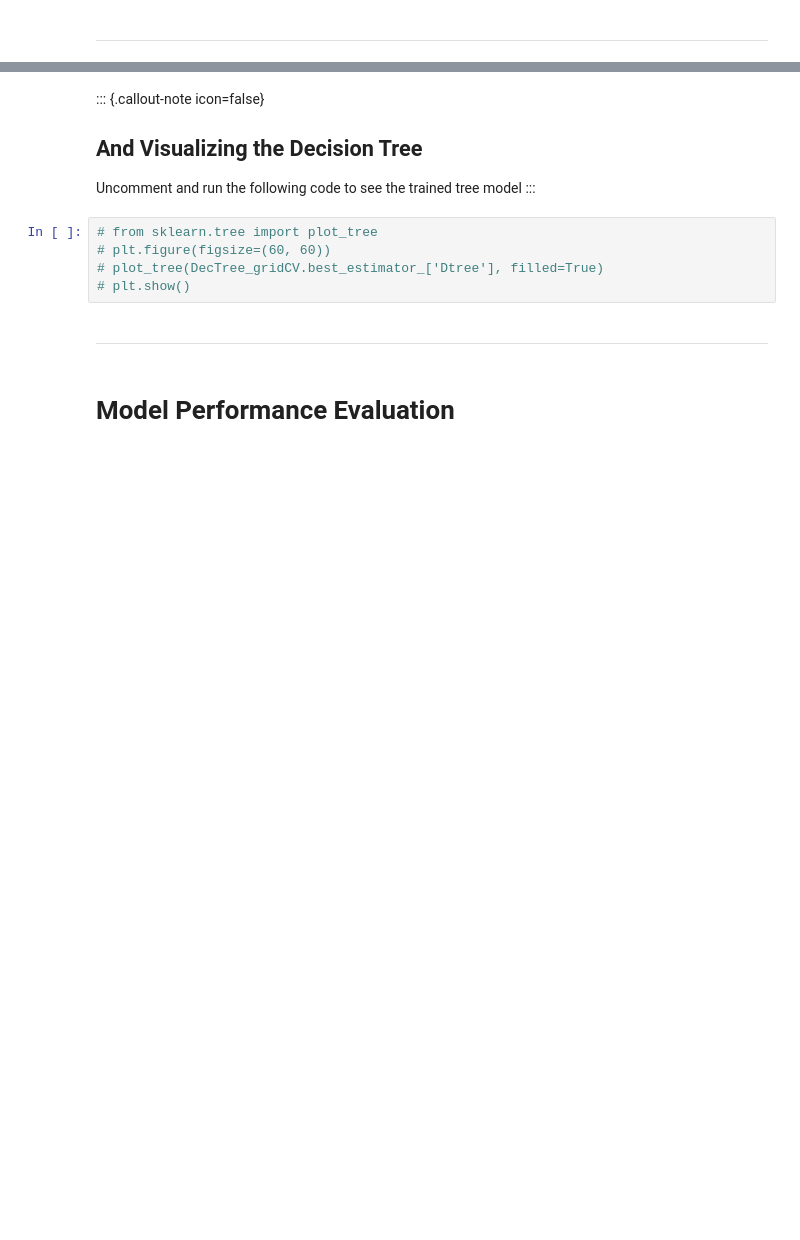
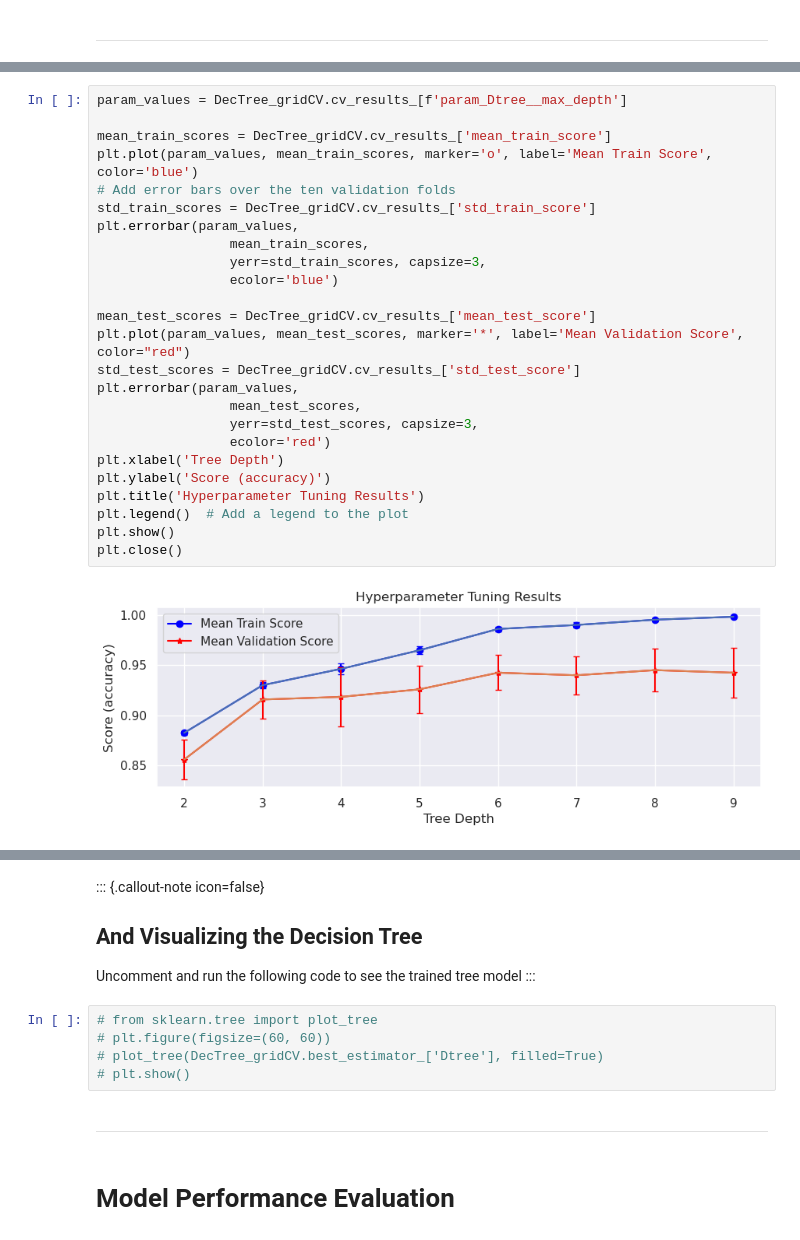
Before and after one commit to ML-MIC/MLMIIN, a Jupyter notebook: 2_4_Decision_Trees/2_4_Decision_Trees.ipynb, the cells around one changed output, grey strips where cells are left out. Saved outputs shown, nothing was run; the diff lists cells and outputs as text; blank space fills up the shorter version.

```diff
--- a/2_4_Decision_Trees/2_4_Decision_Trees.ipynb
+++ b/2_4_Decision_Trees/2_4_Decision_Trees.ipynb
@@ -521,0 +482,27 @@ DecTree_gridCV.best_params_
+# %%
+param_values = DecTree_gridCV.cv_results_[f'param_Dtree__max_depth']
+
+mean_train_scores = DecTree_gridCV.cv_results_['mean_train_score']
+plt.plot(param_values, mean_train_scores, marker='o', label='Mean Train Score', color='blue')
+# Add error bars over the ten validation folds
+std_train_scores = DecTree_gridCV.cv_results_['std_train_score']
+plt.errorbar(param_values,
+                 mean_train_scores,
+                 yerr=std_train_scores, capsize=3,
+                 ecolor='blue')
+
+mean_test_scores = DecTree_gridCV.cv_results_['mean_test_score']
+plt.plot(param_values, mean_test_scores, marker='*', label='Mean Validation Score', color="red")
+std_test_scores = DecTree_gridCV.cv_results_['std_test_score']
+plt.errorbar(param_values,
+                 mean_test_scores,
+                 yerr=std_test_scores, capsize=3,
+                 ecolor='red')
+plt.xlabel('Tree Depth')
+plt.ylabel('Score (accuracy)')
+plt.title('Hyperparameter Tuning Results')
+plt.legend()  # Add a legend to the plot
+plt.show()
+plt.close()
+# %% [output]
+[figure, added]
```
Also changed, not shown: parts of 24 cells of this notebook, 1 other file.
